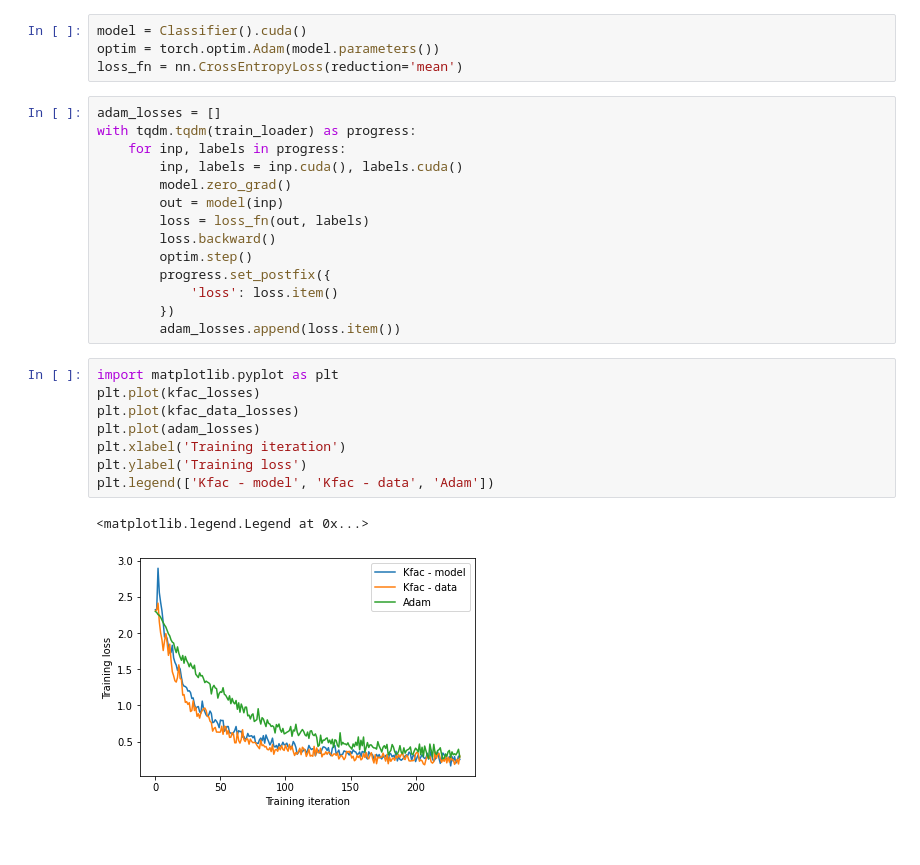
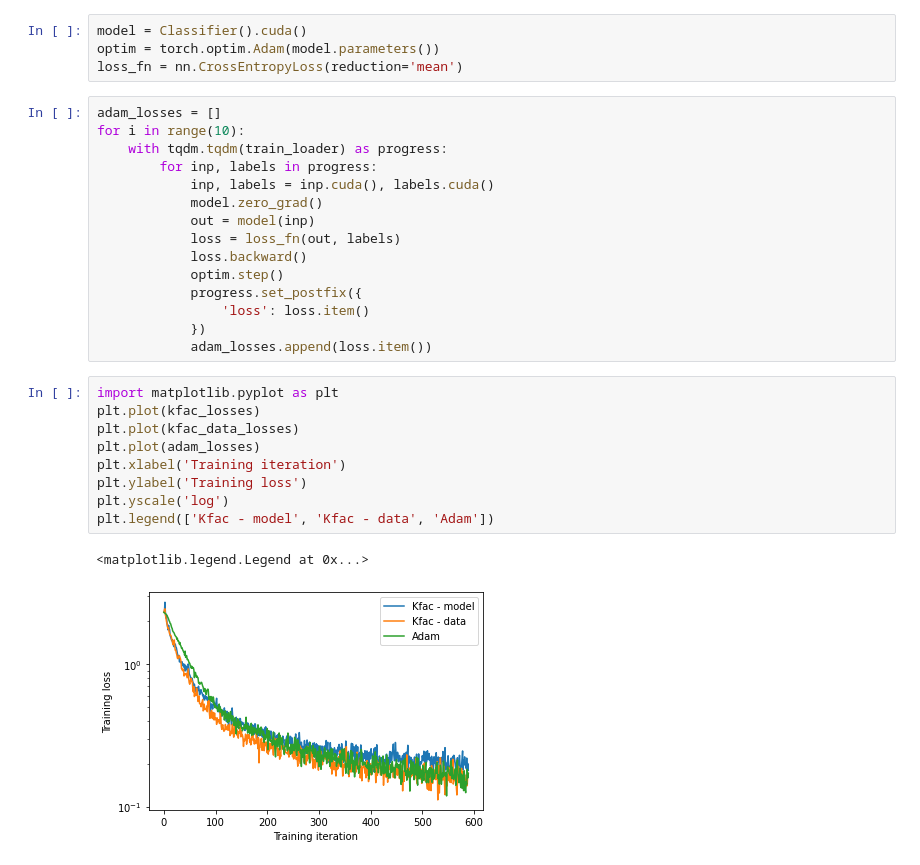
Before and after one commit to n-gao/pytorch-kfac, a Jupyter notebook: examples/mnist.ipynb, the cells around one changed output. Drawn from its saved outputs; the diff is of its cells as text.

```diff
--- a/examples/mnist.ipynb
+++ b/examples/mnist.ipynb
@@ -106,26 +109,28 @@ optim = torch.optim.Adam(model.parameters())
 loss_fn = nn.CrossEntropyLoss(reduction='mean')
 # %%
 adam_losses = []
-with tqdm.tqdm(train_loader) as progress:
-    for inp, labels in progress:
-        inp, labels = inp.cuda(), labels.cuda()
-        model.zero_grad()
-        out = model(inp)
-        loss = loss_fn(out, labels)
-        loss.backward()
-        optim.step()
-        progress.set_postfix({
-            'loss': loss.item()
-        })
-        adam_losses.append(loss.item())
+for i in range(10):
+    with tqdm.tqdm(train_loader) as progress:
+        for inp, labels in progress:
+            inp, labels = inp.cuda(), labels.cuda()
+            model.zero_grad()
+            out = model(inp)
+            loss = loss_fn(out, labels)
+            loss.backward()
+            optim.step()
+            progress.set_postfix({
+                'loss': loss.item()
+            })
+            adam_losses.append(loss.item())
 # %%
 import matplotlib.pyplot as plt
 plt.plot(kfac_losses)
 plt.plot(kfac_data_losses)
 plt.plot(adam_losses)
 plt.xlabel('Training iteration')
 plt.ylabel('Training loss')
+plt.yscale('log')
 plt.legend(['Kfac - model', 'Kfac - data', 'Adam'])
 # %% [output]
 <matplotlib.legend.Legend at 0x...>
-[figure, old version]
+[figure, new version]
```
Also changed, not shown: parts of 3 cells of this notebook.
